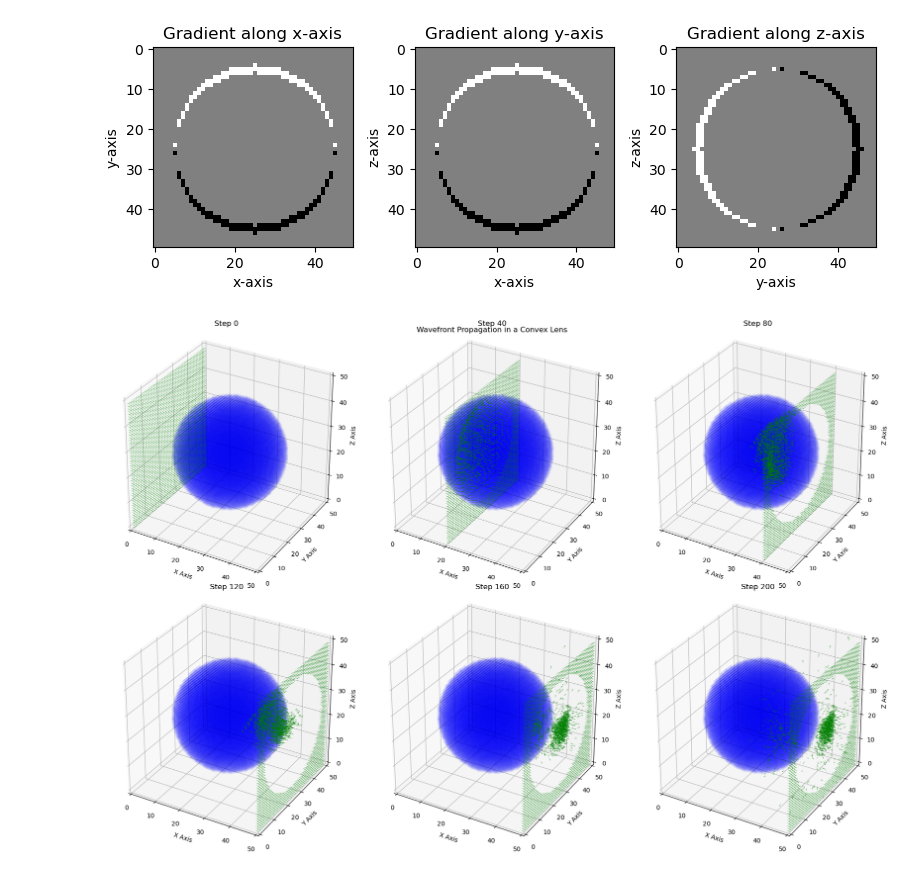
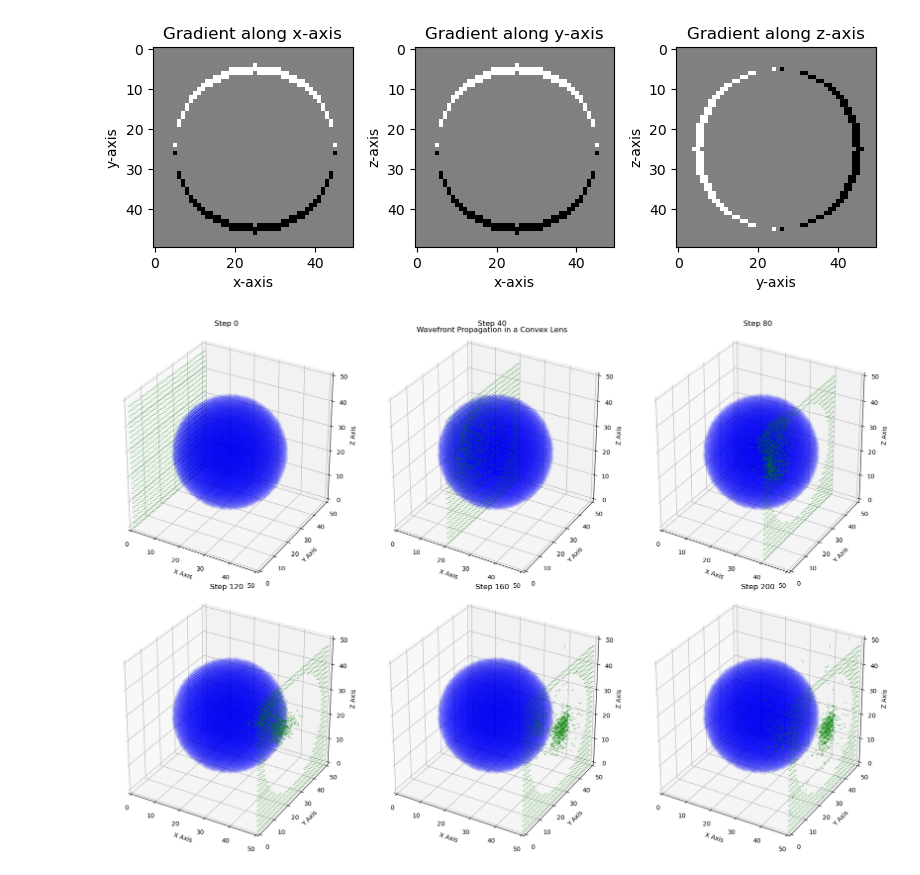
Before and after one commit to swirling-wind/demo-3D-eikonal, a Jupyter notebook: torch_demo.ipynb, the cells around one changed output. Drawn from its saved outputs; the diff is of its cells as text; code cells hidden in the pictures.

Commit message:
Subsample show

```diff
--- a/torch_demo.ipynb
+++ b/torch_demo.ipynb
@@ -166,33 +166,34 @@ def show_propagation_results(convex_pos_res, convex_dir_res, IOR, num_show_image
     fig = plt.figure(figsize=(6 * num_cols, 6 * num_rows))
 
     for i, index in enumerate(show_indices):
         ax = fig.add_subplot(num_rows, num_cols, i + 1, projection='3d')
         ax.set_box_aspect([1,1,1])
         ax.set_xlim(0, IOR.shape[0])
         ax.set_ylim(0, IOR.shape[1])
         ax.set_zlim(0, IOR.shape[2])
         ax.set_xlabel('X Axis')
         ax.set_ylabel('Y Axis')
         ax.set_zlabel('Z Axis')
         ax.set_title(f"Step {index}")
 
         # 3D IOR field
         IOR_np = IOR.cpu().numpy() if IOR.is_cuda else IOR.numpy()
         x_points, y_points, z_points = np.where(IOR_np == 1.5)
         ax.scatter(x_points, y_points, z_points, color='blue', alpha=0.04)
 
         # Wavefront
         wavefront_positions = convex_pos_res[index].cpu().numpy() if convex_pos_res[index].is_cuda else convex_pos_res[index].numpy()
         wavefront_directions = convex_dir_res[index].cpu().numpy() if convex_dir_res[index].is_cuda else convex_dir_res[index].numpy()
-        ax.quiver(wavefront_positions[:, 0], wavefront_positions[:, 1], wavefront_positions[:, 2],
-                  wavefront_directions[:, 0], wavefront_directions[:, 1], wavefront_directions[:, 2],
+        subsample_indices = np.arange(0, wavefront_positions.shape[0], 2)  # Subsampling every 2 data point
+        ax.quiver(wavefront_positions[subsample_indices, 0], wavefront_positions[subsample_indices, 1], wavefront_positions[subsample_indices, 2],
+                  wavefront_directions[subsample_indices, 0], wavefront_directions[subsample_indices, 1], wavefront_directions[subsample_indices, 2],
                   length=1, color='green', normalize=True, linewidths=0.7, arrow_length_ratio=0.4, alpha=0.4)
 
     fig.tight_layout()
     fig.suptitle(fig_name)
     plt.show()
 
 num_show_images = 6
 show_propagation_results(wavefront_positions_list, wavefront_directions_list, convex_lens_ior_field, num_show_images, "Wavefront Propagation in a Convex Lens")
 # %% [output]
-[figure, old version]
+[figure, new version]
```
